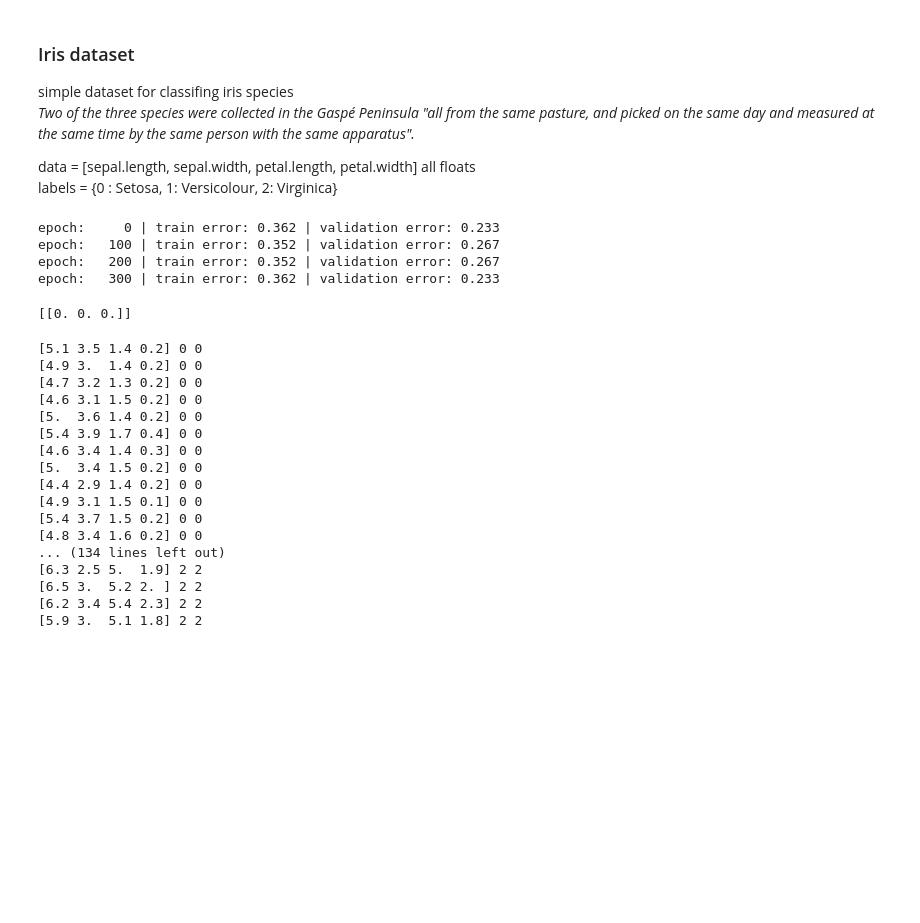
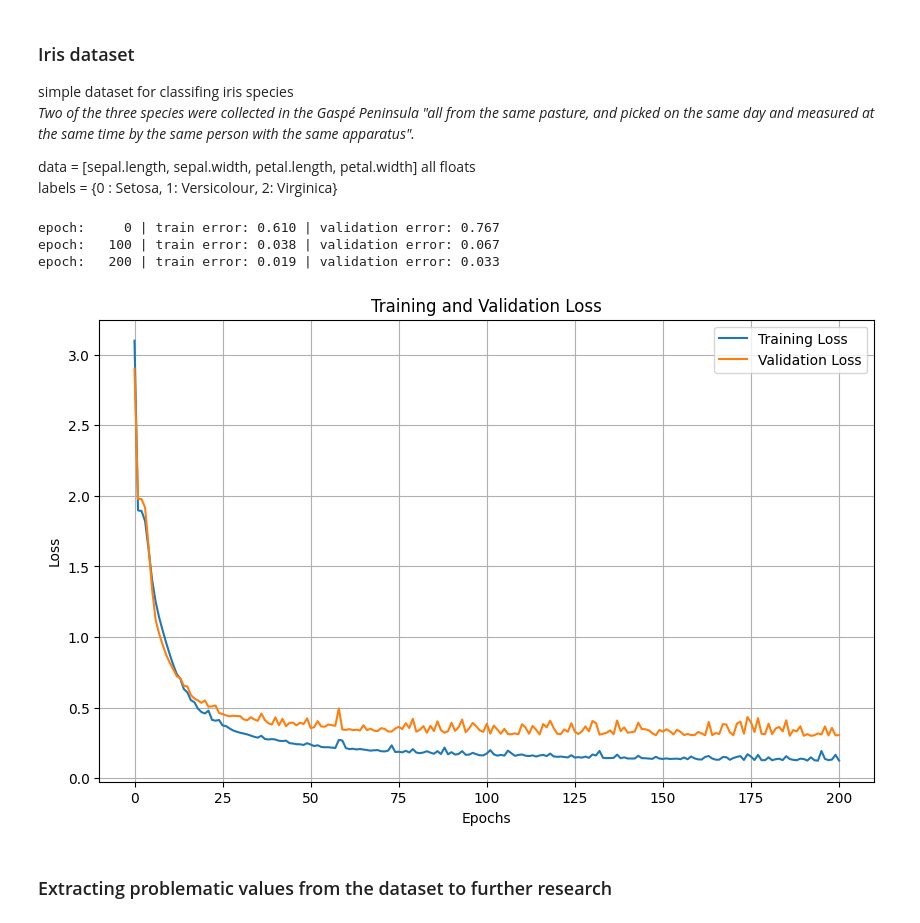
Before and after one commit to antonin97/AI_homeworks, a Jupyter notebook: playground/FNN.ipynb, the cells around one changed output. Drawn from its saved outputs; the diff is of its cells as text; code cells hidden in the pictures; blank space fills up the shorter version.

```diff
--- a/playground/FNN.ipynb
+++ b/playground/FNN.ipynb
@@ -216,38 +269,18 @@ labels = {0 : Setosa, 1: Versicolour, 2: Virginica}
 iris = load_iris()
 X_iris, y_iris = iris.data, iris.target
 # %%
-iris_nn = NN([4, 4, 3], activation="tanh", loss_function="mse")
+iris_nn = NN([4, 4, 3], activation="sigmoid", loss_function="cross-entropy", bias_init="zero", weights_init="he")
 # %%
-iris_nn.load_data(X_iris, y_iris, (0.7, 0.2, 0.1), categorization=True)
+iris_nn.load_data(X_iris, y_iris, (0.7, 0.2, 0.01), categorization=True)
 # %%
-iris_nn.train_NN(300, 16, 0.1)
+iris_nn.train_NN(200, 16, 0.3)
 # %% [output]
-epoch:     0 | train error: 0.362 | validation error: 0.233
-epoch:   100 | train error: 0.352 | validation error: 0.267
-epoch:   200 | train error: 0.352 | validation error: 0.267
-epoch:   300 | train error: 0.362 | validation error: 0.233
+epoch:     0 | train error: 0.610 | validation error: 0.767
+epoch:   100 | train error: 0.038 | validation error: 0.067
+epoch:   200 | train error: 0.019 | validation error: 0.033
-# %%
-print(iris_nn.forward_pass([6. , 3. , 4.8, 1.8]))
-# %% [output]
-[[0. 0. 0.]]
-# %%
-for x, y in zip(X_iris, y_iris):
-    print(x, y, np.argmax(example.forward_pass(x)))
-# %% [output]
-[5.1 3.5 1.4 0.2] 0 0
-[4.9 3.  1.4 0.2] 0 0
-[4.7 3.2 1.3 0.2] 0 0
-[4.6 3.1 1.5 0.2] 0 0
-[5.  3.6 1.4 0.2] 0 0
-[5.4 3.9 1.7 0.4] 0 0
-[4.6 3.4 1.4 0.3] 0 0
-[5.  3.4 1.5 0.2] 0 0
-[4.4 2.9 1.4 0.2] 0 0
-[4.9 3.1 1.5 0.1] 0 0
-[5.4 3.7 1.5 0.2] 0 0
-[4.8 3.4 1.6 0.2] 0 0
-... (134 lines left out)
-[6.3 2.5 5.  1.9] 2 2
-[6.5 3.  5.2 2. ] 2 2
-[6.2 3.4 5.4 2.3] 2 2
-[5.9 3.  5.1 1.8] 2 2
+# %%
+iris_nn.plot_loss()
+# %% [output]
+[figure, added]
+# %% [markdown]
+### Extracting problematic values from the dataset to further research
```
Also changed, not shown: parts of 6 cells of this notebook, 2 other files.
